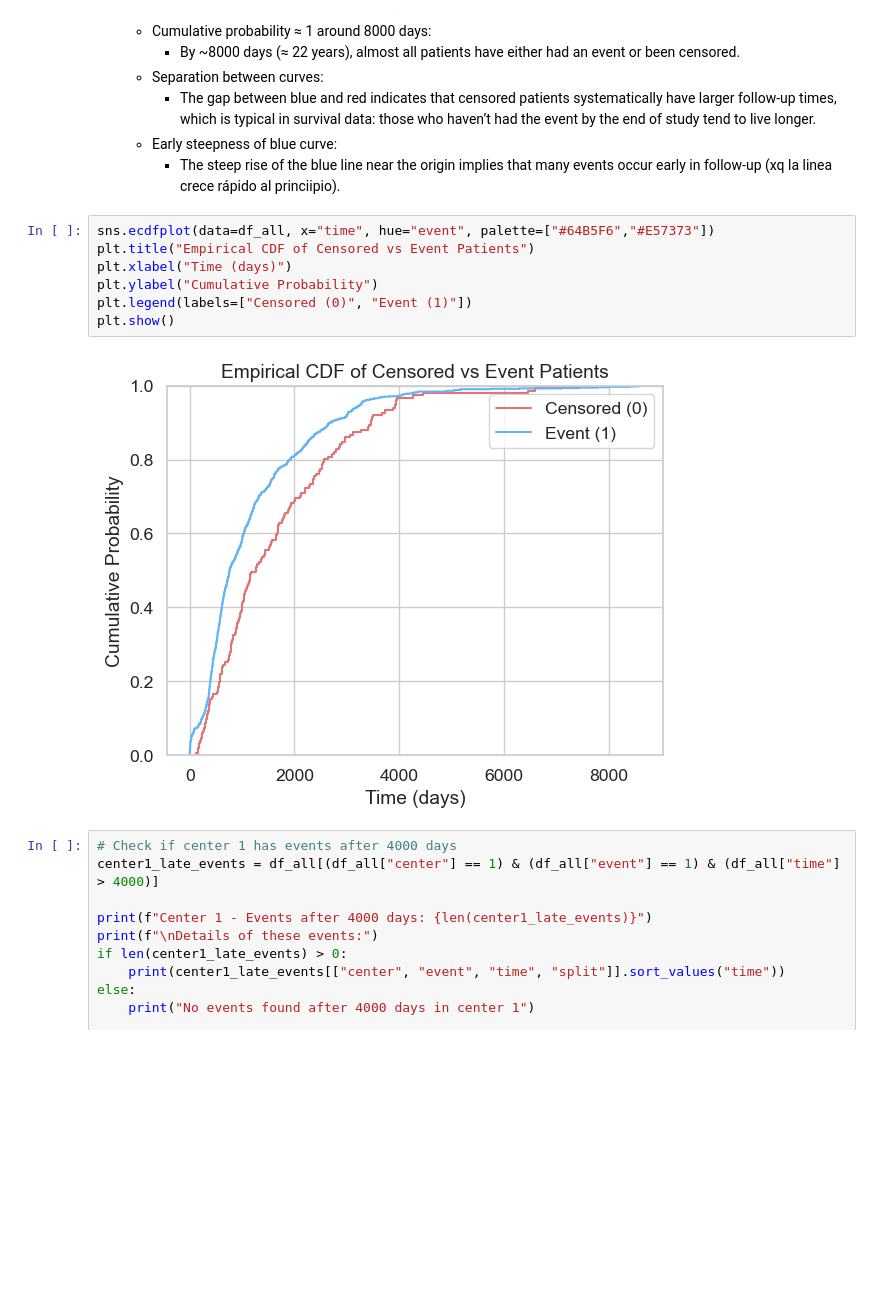
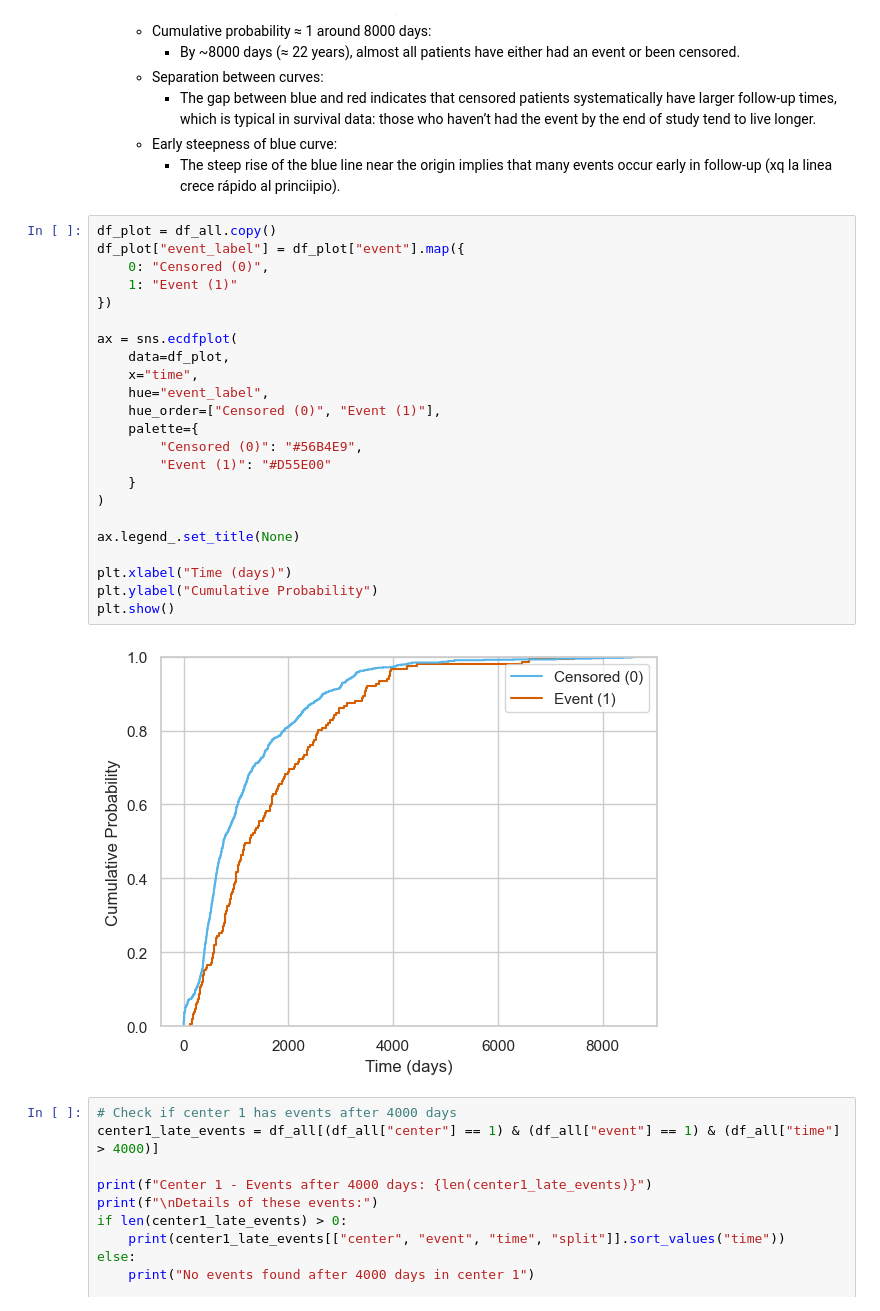
Before and after one commit to nataliamorenob/Survival-Models-in-Federated-Healthcare-Settings, a Jupyter notebook: DataExploration/dataset_exploration.ipynb, the cells around one changed output. Drawn from its saved outputs; the diff is of its cells as text; blank space fills up the shorter version.

Commit message:
new plots proj develop review Anusha

```diff
--- a/DataExploration/dataset_exploration.ipynb
+++ b/DataExploration/dataset_exploration.ipynb
@@ -1795,14 +1807,30 @@ Event rate vs survival time relationship:
     - Early steepness of blue curve:
         - The steep rise of the blue line near the origin implies that many events occur early in follow-up (xq la linea crece rápido al princiipio).
 # %%
-sns.ecdfplot(data=df_all, x="time", hue="event", palette=["#64B5F6","#E57373"])
-plt.title("Empirical CDF of Censored vs Event Patients")
+df_plot = df_all.copy()
+df_plot["event_label"] = df_plot["event"].map({
+    0: "Censored (0)",
+    1: "Event (1)"
+})
+
+ax = sns.ecdfplot(
+    data=df_plot,
+    x="time",
+    hue="event_label",
+    hue_order=["Censored (0)", "Event (1)"],
+    palette={
+        "Censored (0)": "#56B4E9",
+        "Event (1)": "#D55E00"
+    }
+)
+
+ax.legend_.set_title(None)
+
 plt.xlabel("Time (days)")
 plt.ylabel("Cumulative Probability")
-plt.legend(labels=["Censored (0)", "Event (1)"])
 plt.show()
 # %% [output]
-[figure, old version]
+[figure, new version]
 # %%
 # Check if center 1 has events after 4000 days
 center1_late_events = df_all[(df_all["center"] == 1) & (df_all["event"] == 1) & (df_all["time"] > 4000)]
```
Also changed, not shown: parts of 5 cells of this notebook.
